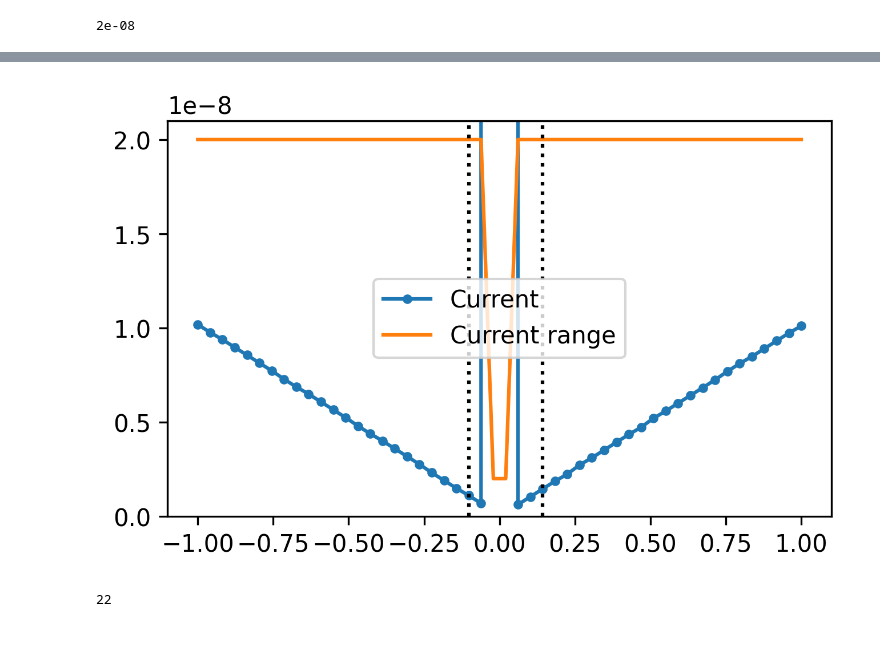
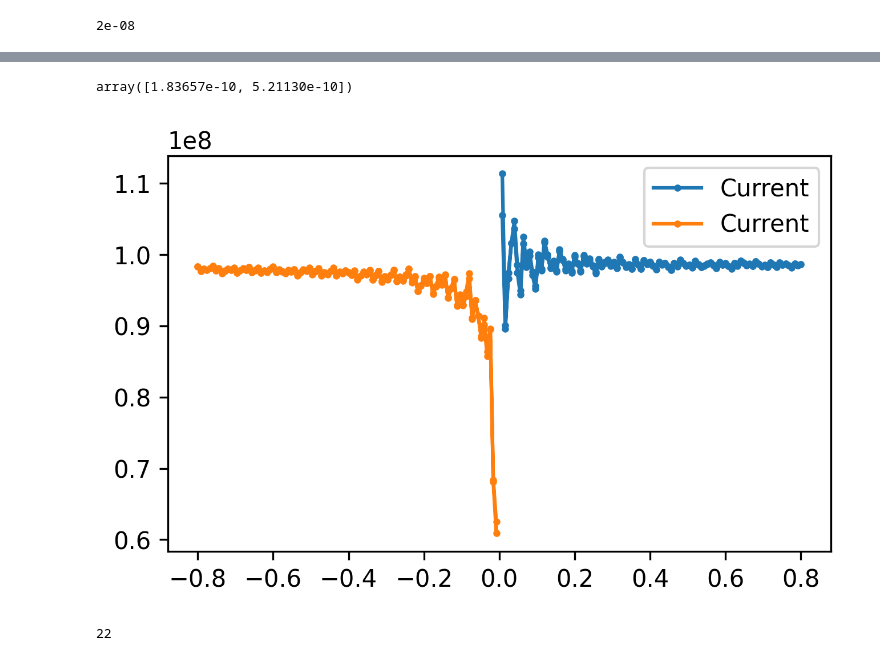
Before and after one commit to colnio/NUSLab, a Jupyter notebook: tst.ipynb, the cells around one changed output, grey strips where cells are left out. Cells and saved outputs as stored; diff of their text form; code cells hidden in the pictures.

```diff
--- a/tst.ipynb
+++ b/tst.ipynb
@@ -95,22 +95,26 @@ array([-1.        , -0.95918367, -0.91836735, -0.87755102, -0.83673469,
         0.83673469,  0.87755102,  0.91836735,  0.95918367,  1.        ])
 # %%
 r = []
-V = np.linspace(-1, 1, 50)
+V = np.concat([np.linspace(-15, 15, 201), np.linspace(15, -15, 201)])
 for v in V:
     K.set_voltage(v)
     c = K.read_current(autorange=False)
     rng = K.get_current_range()
-    if abs(c) > rng:
+    if abs(c*1.5) > rng:# or abs(c) < rng/1000:
         print(f'{v} : c > rng')
         c = K.read_current(autorange=True)
         rng = K.get_current_range()
-    if abs(c) < rng/50:
-        print(f'{v} : c < rng')
-        # print(f'{c * }')
-        K.set_current_range(find_range(abs(c)))
-        c = K.read_current(autorange=False)
-        rng = K.get_current_range()
-
+        print(f'rng set to {rng}')
+    else:
+        if abs(c) < rng/1000:
+            print(f'{v} : c < rng')
+            print(abs(c))
+            # print(f'{c * }')
+            K.set_current_range(find_range(abs(c*10)))
+            c = K.read_current(autorange=False)
+            rng = K.get_current_range()
+    if c > 1:
+        break
     r.append([c, rng])
-K.set_voltage(0)
+# K.set_voltage(0)
 # %% [output]
@@ -123,3 +140,6 @@ Current range set to 2e-09 A
+# %%
+I = np.array([i[0] for i in r])
+rng = np.array([i[1] for i in r])
 # %%
 K.get_current_range()
 # %% [output]
@@ -127,13 +188,19 @@ K.get_current_range()
+# %%
+I[(V > 0.045) & (V < 0.055)]
+# %% [output]
+array([1.83657e-10, 5.21130e-10])
 # %%
 plt.figure(figsize=(5, 3), dpi=300)
 
-plt.plot(V, abs(np.array([i[0] for i in r])), 'o-', label='Current', markersize=3)
-plt.plot(V, [i[1] for i in r], label='Current range')
-plt.vlines([-0.10204081632653073, 0.1428571428571428 ], ymin = 0, ymax=1e38, color='black', linestyles=':')
-plt.ylim(0, 2.1e-8)
+plt.plot(V[V > 0], V[V > 0] / I[V > 0], 'o-', label='Current', markersize=2)
+plt.plot(V[V < 0], V[V < 0] / I[V < 0], 'o-', label='Current', markersize=2)
+# plt.plot(V, [i[1] for i in r], label='Current range')
+# plt.vlines([-0.10204081632653073, 0.1428571428571428 ], ymin = 0, ymax=1e38, color='black', linestyles=':')
+# plt.ylim(0, 2.1e-8)
+# plt.yscale('log')
 plt.legend();
 # %% [output]
-[figure, old version]
+[figure, new version]
 # %%
 len(r)
 # %% [output]
```
Also changed, not shown: parts of 10 cells of this notebook, 2 other files.
